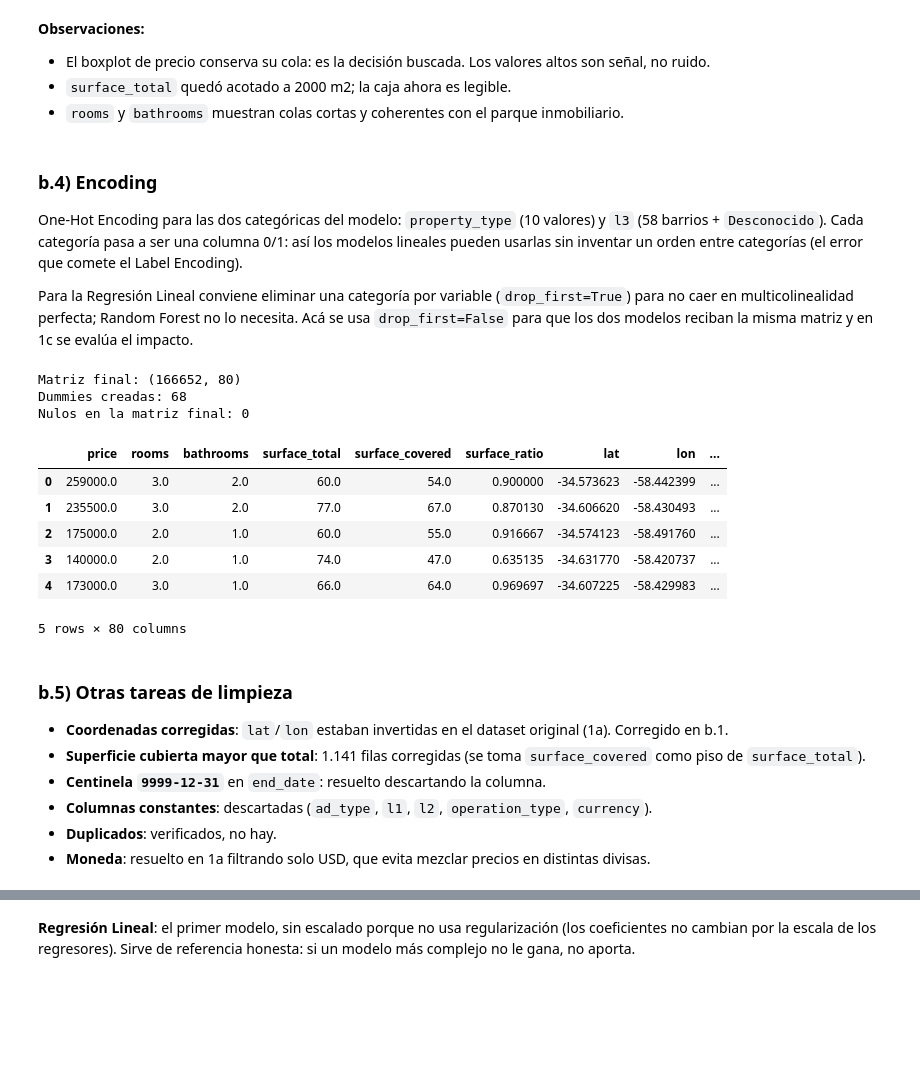
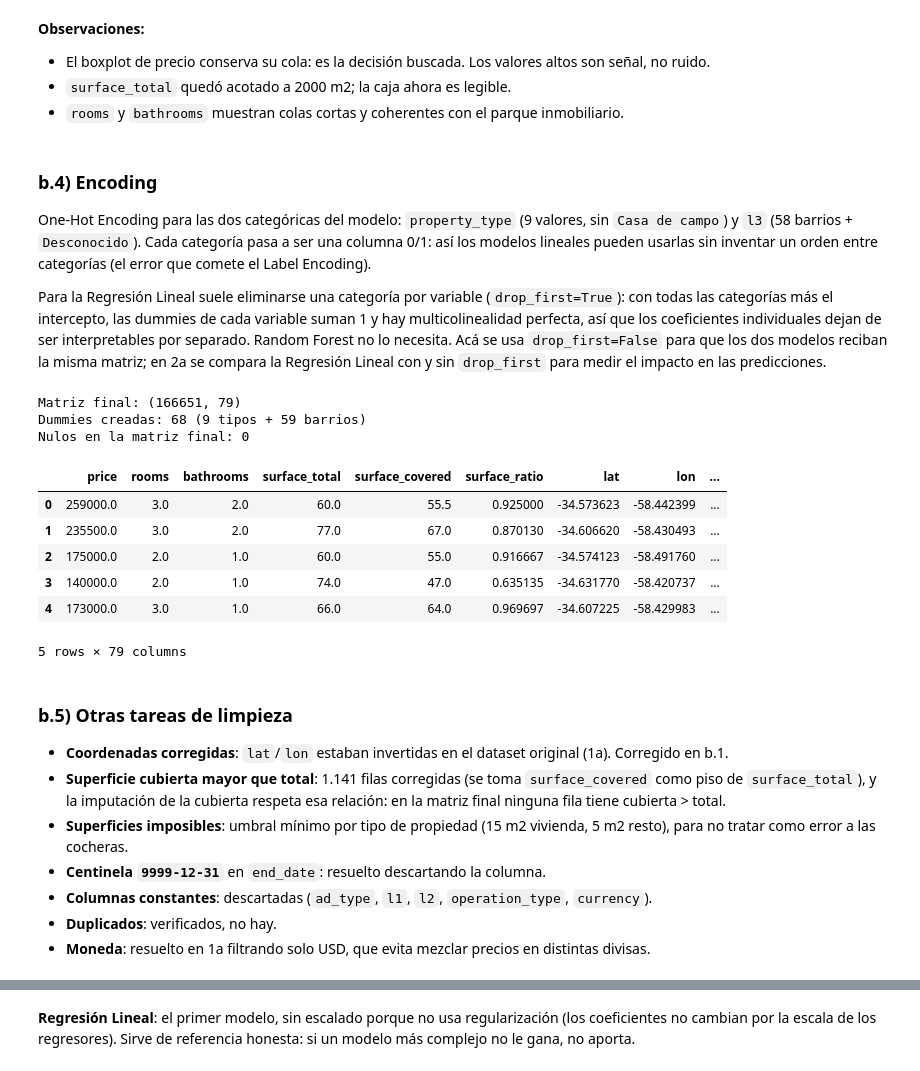
Before and after one commit to andyranitzsch/itba-machine-learning-course, a Jupyter notebook: TP_MLE.ipynb, the cells around one changed output, grey strips where cells are left out. Cells and saved outputs as stored; diff of their text form; code cells hidden in the pictures; blank space fills up the shorter version.

Commit message:
Apply independent review: type-aware surface thresholds, coherent covered imputation, drop Casa de campo, z-score contrast, imputation-before-split caveat

```diff
--- a/TP_MLE.ipynb
+++ b/TP_MLE.ipynb
@@ -539,18 +555,25 @@ df_ml = df[[
     "surface_total", "surface_covered", "lat", "lon"
 ]].copy()
 
+# 0) Tipo sin muestra suficiente para aprender (gráfico 2)
+df_ml = df_ml[df_ml["property_type"] != "Casa de campo"]
+
 # 1) Corrección de lat/lon invertidas (detectado en 1a)
 df_ml["lat"], df_ml["lon"] = df_ml["lon"], df_ml["lat"]
 
-# 2) Cobertura por errores de carga imposibles
-mask_error_surface = (df_ml["surface_total"] <= 0) | (df_ml["surface_total"] < 15)
-df_ml.loc[mask_error_surface, "surface_total"] = np.nan
-df_ml.loc[df_ml["surface_covered"] <= 0, "surface_covered"] = np.nan
+# 2) Superficies imposibles según el tipo: 15 m2 para vivienda, 5 m2 para el resto
+#    (una cochera de 12 m2 es real; un departamento de 12 m2, no)
+TIPOS_VIVIENDA = ["Departamento", "PH", "Casa"]
+umbral_sup = np.where(df_ml["property_type"].isin(TIPOS_VIVIENDA), 15, 5)
+for col in ["surface_total", "surface_covered"]:
+    imposibles = df_ml[col] < umbral_sup
+    print(f"{col} por debajo del mínimo de su tipo: {int(imposibles.sum()):,}")
+    df_ml.loc[imposibles, col] = np.nan
 
 # 3) Coordenadas: fuera de CABA se eliminan (solo las no nulas), nulas se imputan por barrio
 tiene_coords = df_ml["lat"].notna() & df_ml["lon"].notna()
 fuera = tiene_coords & (~df_ml["lat"].between(-34.71, -34.52) | ~df_ml["lon"].between(-58.54, -58.33))
-print("Filas eliminadas por coordenadas fuera de CABA:", int(fuera.sum()))
+print(f"Filas eliminadas por coordenadas fuera de CABA: {int(fuera.sum()):,} ({fuera.sum() / tiene_coords.sum():.1%} de las que tienen coordenadas)")
 df_ml = df_ml[~fuera]
 
 df_ml["l3"] = df_ml["l3"].fillna("Desconocido")
@@ -565,15 +588,20 @@ df_ml["surface_missing"] = df_ml["surface_total"].isna().astype(int)
 df_ml["rooms_missing"] = df_ml["rooms"].isna().astype(int)
 df_ml["bathrooms_missing"] = df_ml["bathrooms"].isna().astype(int)
 
-mediana_tipo = df_ml.groupby("property_type")[["surface_total", "surface_covered", "rooms", "bathrooms"]].transform("median")
-cols_num = ["surface_total", "surface_covered", "rooms", "bathrooms"]
-df_ml[cols_num] = df_ml[cols_num].fillna(mediana_tipo)
-# Queda un residuo si algún tipo de propiedad tiene todas sus superficies ausentes: mediana global
-df_ml[cols_num] = df_ml[cols_num].fillna(df_ml[cols_num].median())
+# Total, ambientes y baños: mediana por tipo de propiedad (mediana global como residuo)
+cols_med = ["surface_total", "rooms", "bathrooms"]
+df_ml[cols_med] = df_ml[cols_med].fillna(df_ml.groupby("property_type")[cols_med].transform("median"))
+df_ml[cols_med] = df_ml[cols_med].fillna(df_ml[cols_med].median())
+
+# Cubierta: total x proporción cubierta mediana del tipo, así nunca supera al total
+proporcion = df_ml["surface_covered"] / df_ml["surface_total"]
+proporcion_tipo = proporcion.groupby(df_ml["property_type"]).transform("median").fillna(proporcion.median())
+df_ml["surface_covered"] = df_ml["surface_covered"].fillna(df_ml["surface_total"] * proporcion_tipo)
 
 # 5) El target no admite faltantes ni precios imposibles
 df_ml = df_ml[df_ml["price"].notna() & (df_ml["price"] >= 5000)]
 
 print("Filas tras la limpieza:", f"{len(df_ml):,}")
 print("Nulos restantes:", int(df_ml.isna().sum().sum()))
+print("Filas con cubierta > total:", int((df_ml["surface_covered"] > df_ml["surface_total"]).sum()))
 # %% [output]
@@ -652,36 +694,39 @@ plt.show()
 # %% [markdown]
 ### b.4) Encoding
 
-One-Hot Encoding para las dos categóricas del modelo: `property_type` (10 valores) y `l3` (58 barrios + `Desconocido`). Cada categoría pasa a ser una columna 0/1: así los modelos lineales pueden usarlas sin inventar un orden entre categorías (el error que comete el Label Encoding).
+One-Hot Encoding para las dos categóricas del modelo: `property_type` (9 valores, sin `Casa de campo`) y `l3` (58 barrios + `Desconocido`). Cada categoría pasa a ser una columna 0/1: así los modelos lineales pueden usarlas sin inventar un orden entre categorías (el error que comete el Label Encoding).
 
-Para la Regresión Lineal conviene eliminar una categoría por variable (`drop_first=True`) para no caer en multicolinealidad perfecta; Random Forest no lo necesita. Acá se usa `drop_first=False` para que los dos modelos reciban la misma matriz y en 1c se evalúa el impacto.
+Para la Regresión Lineal suele eliminarse una categoría por variable (`drop_first=True`): con todas las categorías más el intercepto, las dummies de cada variable suman 1 y hay multicolinealidad perfecta, así que los coeficientes individuales dejan de ser interpretables por separado. Random Forest no lo necesita. Acá se usa `drop_first=False` para que los dos modelos reciban la misma matriz; en 2a se compara la Regresión Lineal con y sin `drop_first` para medir el impacto en las predicciones.
 # %%
 df_ml = pd.get_dummies(
     df_ml,
     columns=["property_type", "l3"],
     prefix=["tipo", "barrio"],
     dtype=int,
 )
+n_tipos = int(df_ml.columns.str.startswith("tipo_").sum())
+n_barrios = int(df_ml.columns.str.startswith("barrio_").sum())
 print("Matriz final:", df_ml.shape)
-print("Dummies creadas:", df_ml.shape[1] - 12)
+print(f"Dummies creadas: {n_tipos + n_barrios} ({n_tipos} tipos + {n_barrios} barrios)")
 print("Nulos en la matriz final:", int(df_ml.isna().sum().sum()))
 df_ml.head()
 # %% [output]
-Matriz final: (166652, 80)
-Dummies creadas: 68
+Matriz final: (166651, 79)
+Dummies creadas: 68 (9 tipos + 59 barrios)
 Nulos en la matriz final: 0
 |  | price | rooms | bathrooms | surface_total | surface_covered | surface_ratio | lat | lon | ... |
-| 0 | 259000.0 | 3.0 | 2.0 | 60.0 | 54.0 | 0.900000 | -34.573623 | -58.442399 | ... |
+| 0 | 259000.0 | 3.0 | 2.0 | 60.0 | 55.5 | 0.925000 | -34.573623 | -58.442399 | ... |
 | 1 | 235500.0 | 3.0 | 2.0 | 77.0 | 67.0 | 0.870130 | -34.606620 | -58.430493 | ... |
 | 2 | 175000.0 | 2.0 | 1.0 | 60.0 | 55.0 | 0.916667 | -34.574123 | -58.491760 | ... |
 | 3 | 140000.0 | 2.0 | 1.0 | 74.0 | 47.0 | 0.635135 | -34.631770 | -58.420737 | ... |
 | 4 | 173000.0 | 3.0 | 1.0 | 66.0 | 64.0 | 0.969697 | -34.607225 | -58.429983 | ... |
-5 rows × 80 columns
+5 rows × 79 columns
 # %% [markdown]
 ### b.5) Otras tareas de limpieza
 
 - **Coordenadas corregidas**: `lat`/`lon` estaban invertidas en el dataset original (1a). Corregido en b.1.
-- **Superficie cubierta mayor que total**: 1.141 filas corregidas (se toma `surface_covered` como piso de `surface_total`).
+- **Superficie cubierta mayor que total**: 1.141 filas corregidas (se toma `surface_covered` como piso de `surface_total`), y la imputación de la cubierta respeta esa relación: en la matriz final ninguna fila tiene cubierta > total.
+- **Superficies imposibles**: umbral mínimo por tipo de propiedad (15 m2 vivienda, 5 m2 resto), para no tratar como error a las cocheras.
 - **Centinela `9999-12-31`** en `end_date`: resuelto descartando la columna.
 - **Columnas constantes**: descartadas (`ad_type`, `l1`, `l2`, `operation_type`, `currency`).
 - **Duplicados**: verificados, no hay.
```
Also changed, not shown: parts of 31 cells of this notebook, 4 other files.
